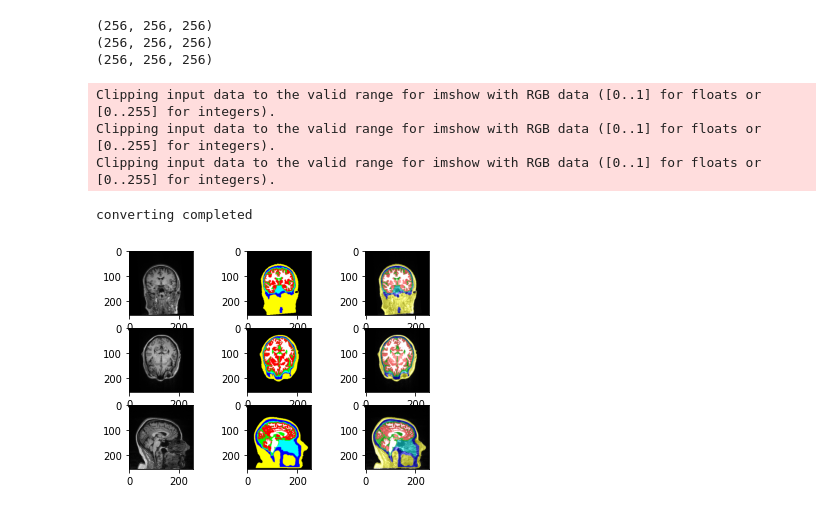
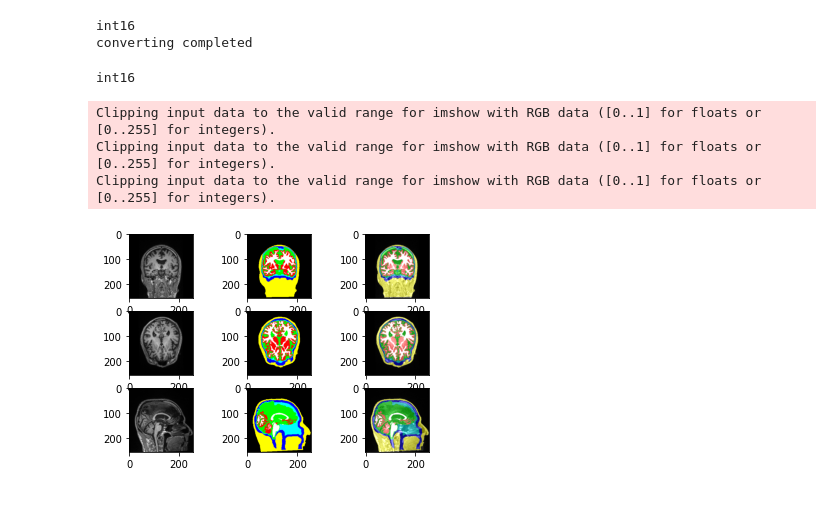
Before and after one commit to diluculo/Multi-class-Res-U-net-segmentation-, a Jupyter notebook: nii, MR dicom to numpy2.ipynb, the cells around one changed output. Saved outputs shown, nothing was run; the diff lists cells and outputs as text; code cells hidden in the pictures.

```diff
--- a/nii, MR dicom to numpy2.ipynb
+++ b/nii, MR dicom to numpy2.ipynb
@@ -85,13 +112,13 @@ def check(i, image, contour):
            6:np.array([255,0,0])}
 
     '''
-    0=back = np.array([0,0,0]) 검은색
-    1=skin = np.array([255,255,0]) 노란색
-    2=bone = np.array([0, 0 ,255]) 파란색
-    3=cavity = np.array([0,255,255]) 하늘색
-    4=CSF = np.array([0,255,0]) 초록색
-    5=white = np.array([255,255,255]) 하얀색
-    6=grey = np.array([255,0,0])  빨간색 '''
+    0=back = np.array([0,0,0])
+    1=skin = np.array([255,255,0])
+    2=bone = np.array([0, 0 ,255])
+    3=cavity = np.array([0,255,255])
+    4=CSF = np.array([0,255,0])
+    5=white = np.array([255,255,255])
+    6=grey = np.array([255,0,0])'''
 
     contour3=[]
     for j in range(len(contour2)) :
@@ -130,3 +157,5 @@ def check(i, image, contour):
     plt.subplot(339)
     total_z = np.transpose(total, (2,1,0,3))
     plt.imshow(total_z[i])
+
+    #return contour3
@@ -133,19 +168,17 @@ def check(i, image, contour):
 # %%
-##==============전체 데이터셋 개수 입력 창 ==============================##
-number_of_p=1
-check_n = 130
-
-##=======================================================================##
 for i in range(number_of_p):
     image, contour = converter(i+1)
-    check(check_n, image, contour)
+    #check(check_n, image, contour)
 print('converting completed')
 # %% [output]
-(256, 256, 256)
-(256, 256, 256)
-(256, 256, 256)
+int16
+converting completed
-Clipping input data to the valid range for imshow with RGB data ([0..1] for floats or [0..255] for integers).
-Clipping input data to the valid range for imshow with RGB data ([0..1] for floats or [0..255] for integers).
-Clipping input data to the valid range for imshow with RGB data ([0..1] for floats or [0..255] for integers).
-converting completed
-[figure, removed]
+# %%
+image, contour = converter(2)
+check(check_n, image, contour)
+# %% [output]
+int16
+Clipping input data to the valid range for imshow with RGB data ([0..1] for floats or [0..255] for integers).
+Clipping input data to the valid range for imshow with RGB data ([0..1] for floats or [0..255] for integers).
+Clipping input data to the valid range for imshow with RGB data ([0..1] for floats or [0..255] for integers).
+[figure, added]
```
Also changed, not shown: parts of 2 cells of this notebook.
